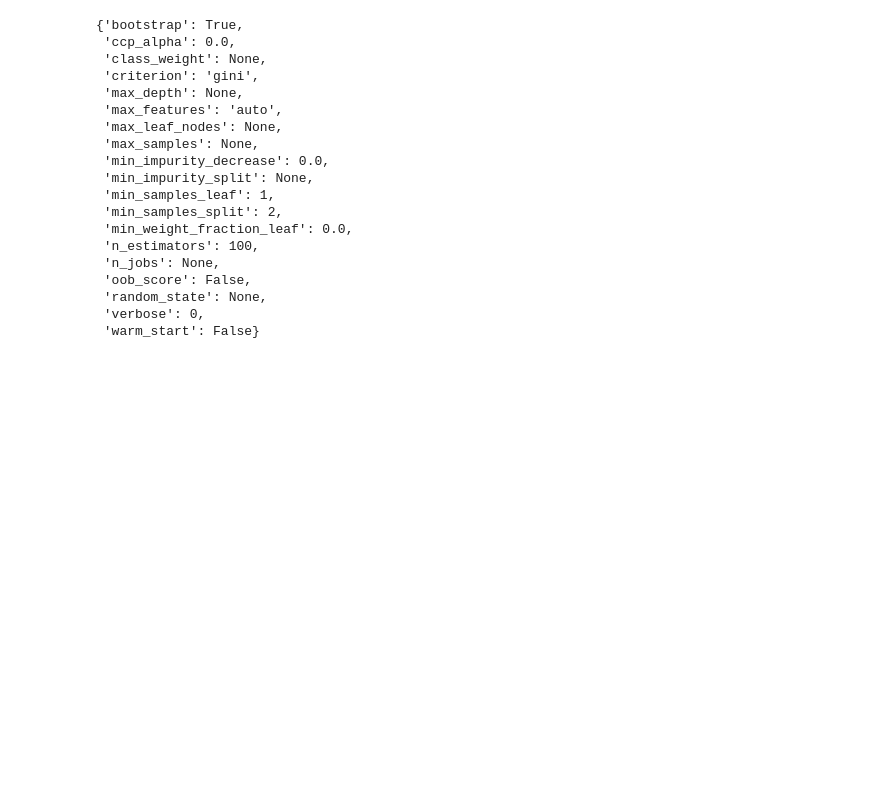
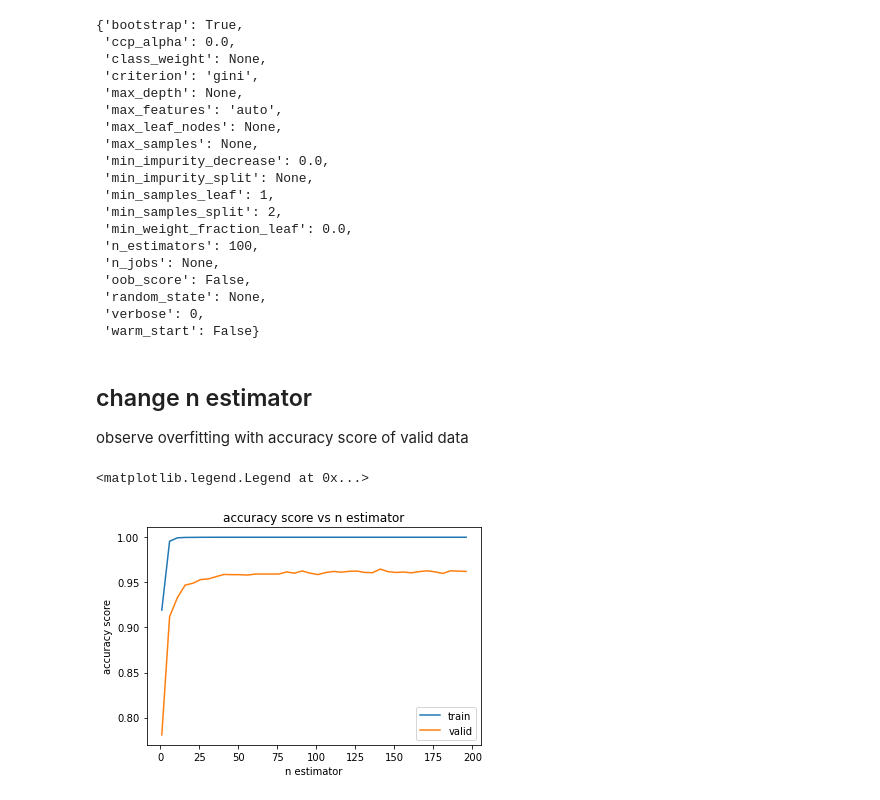
Before and after one commit to Sampeipei/ML_Process_Examples, a Jupyter notebook: fy_9ue5t/03_RandomForest.ipynb, the cells around one changed output. Cells and saved outputs as stored; diff of their text form; code cells hidden in the pictures; blank space fills up the shorter version.

```diff
--- a/fy_9ue5t/03_RandomForest.ipynb
+++ b/fy_9ue5t/03_RandomForest.ipynb
@@ -145,3 +176,37 @@ rnd_clf.get_params()
 # split train and valid data(ratio 0.8:0.2)
 X_train_for_hp, X_valid, y_train_for_hp, y_valid = train_test_split(
     X_train_scaled, y_train, test_size=0.2, stratify=y_train)
+# %% [markdown]
+## change n estimator
+
+observe overfitting with accuracy score of valid data
+# %%
+# n estimator parameter
+n_estimators = np.arange(1,201,5)
+
+train_accuracy_list1 = []
+valid_accuracy_list1 = []
+for n_estimator in n_estimators:
+    rnd_clf = RandomForestClassifier(n_estimators=n_estimator)
+    rnd_clf.fit(X_train_for_hp, y_train_for_hp)
+    y_pred_train = rnd_clf.predict(X_train_for_hp)
+    # accuracy score in train data
+    accuracy_score_rnd_train = accuracy_score(y_pred_train, y_train_for_hp)
+
+    train_accuracy_list1.append(accuracy_score_rnd_train)
+    y_pred_valid = rnd_clf.predict(X_valid)
+    # accuracy score in valid data(no trained)
+    accuracy_score_rnd_valid = accuracy_score(y_pred_valid, y_valid)
+
+    valid_accuracy_list1.append(accuracy_score_rnd_valid)
+# %%
+plt.figure()
+plt.title("accuracy score vs n estimator")
+plt.plot(n_estimators, train_accuracy_list1, label="train")
+plt.plot(n_estimators, valid_accuracy_list1, label="valid")
+plt.xlabel("n estimator")
+plt.ylabel("accuracy score")
+plt.legend()
+# %% [output]
+<matplotlib.legend.Legend at 0x...>
+[figure, added]
```
Also changed, not shown: parts of 39 cells of this notebook, 3 other files.
